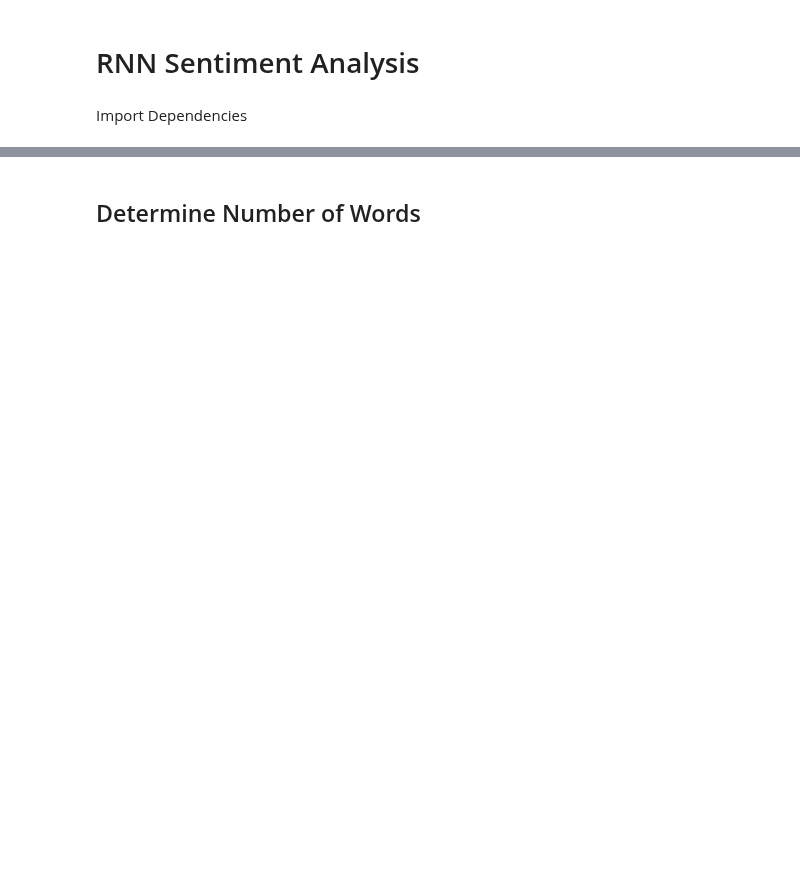
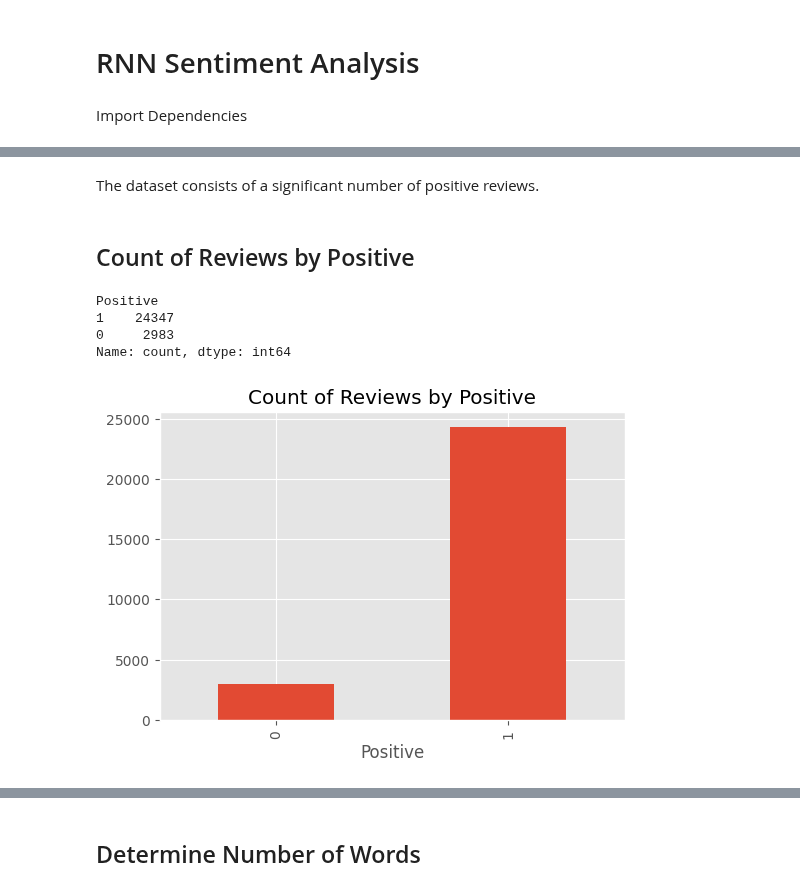
Before and after one commit to Shahmaan/Examensarbete_DS21, a Jupyter notebook: rnn_sentiment_analysis.ipynb, the cells around one changed output, grey strips where cells are left out. Drawn from its saved outputs; the diff is of its cells as text; code cells hidden in the pictures; blank space fills up the shorter version.

```diff
--- a/rnn_sentiment_analysis.ipynb
+++ b/rnn_sentiment_analysis.ipynb
@@ -77,0 +192,21 @@ def preprocess_text(sen):
+# %% [markdown]
+The dataset consists of a significant number of positive reviews.
+# %% [markdown]
+## Count of Reviews by Positive
+# %%
+df['Positive'].value_counts()
+# %% [output]
+Positive
+1    24347
+0     2983
+Name: count, dtype: int64
+# %%
+ax = df['Positive'].value_counts().sort_index().plot(
+    kind='bar',
+    title='Count of Reviews by Positive',
+    figsize=(6, 4)
+)
+ax.set_xlabel('Positive')
+plt.show()
+# %% [output]
+[figure, added]
```
Also changed, not shown: parts of 63 cells of this notebook, 7 other files.
